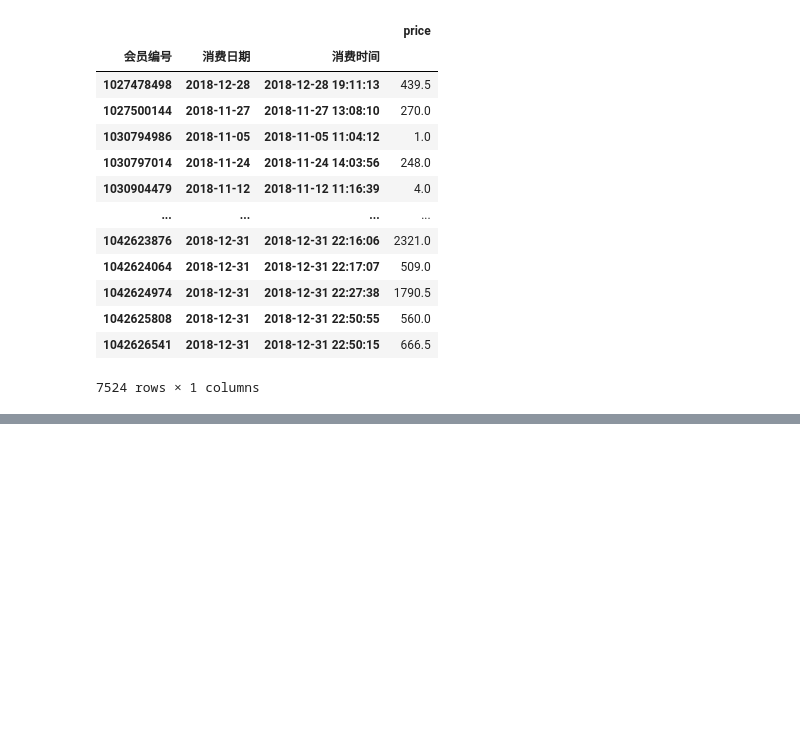
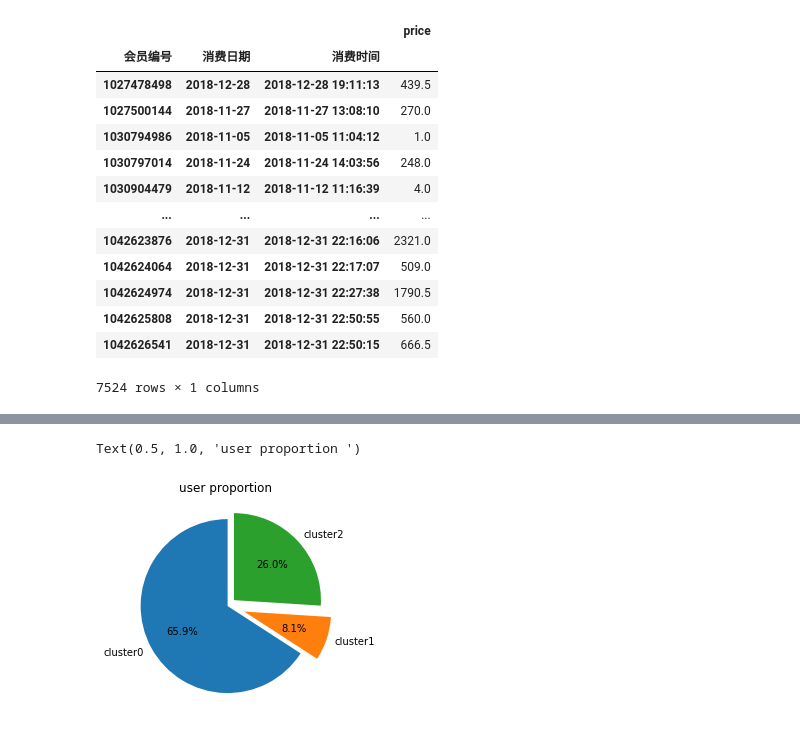
Before and after one commit to greatofdream/bigdata, a Jupyter notebook: Untitled.ipynb, the cells around one changed output, grey strips where cells are left out. Cells and saved outputs as stored; diff of their text form; code cells hidden in the pictures; blank space fills up the shorter version.

```diff
--- a/Untitled.ipynb
+++ b/Untitled.ipynb
@@ -167,0 +279,10 @@ rfm.describe()
+# %%
+# drawing
+labels = ['cluster0', 'cluster1','cluster2']
+sizes = [4289, 530, 1694]
+explode = (0, 0.2, 0.1)
+plt.pie(sizes, explode = explode, labels = labels, autopct='%1.1f%%', shadow = False, startangle = 90)
+plt.title('user proportion ')
+# %% [output]
+Text(0.5, 1.0, 'user proportion ')
+[figure, added]
```
Also changed, not shown: parts of 18 cells of this notebook.
